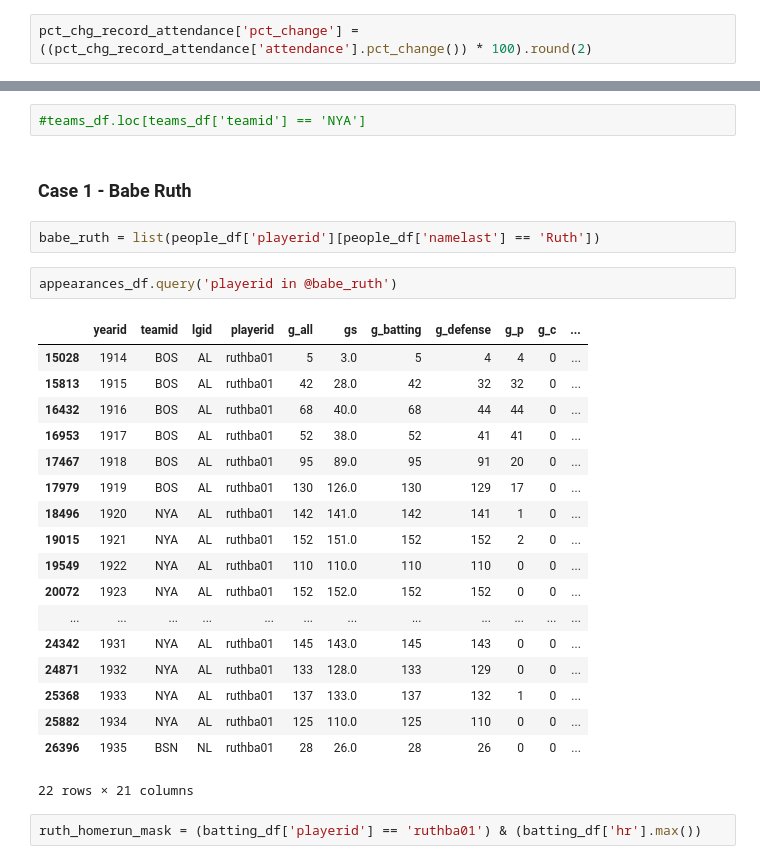
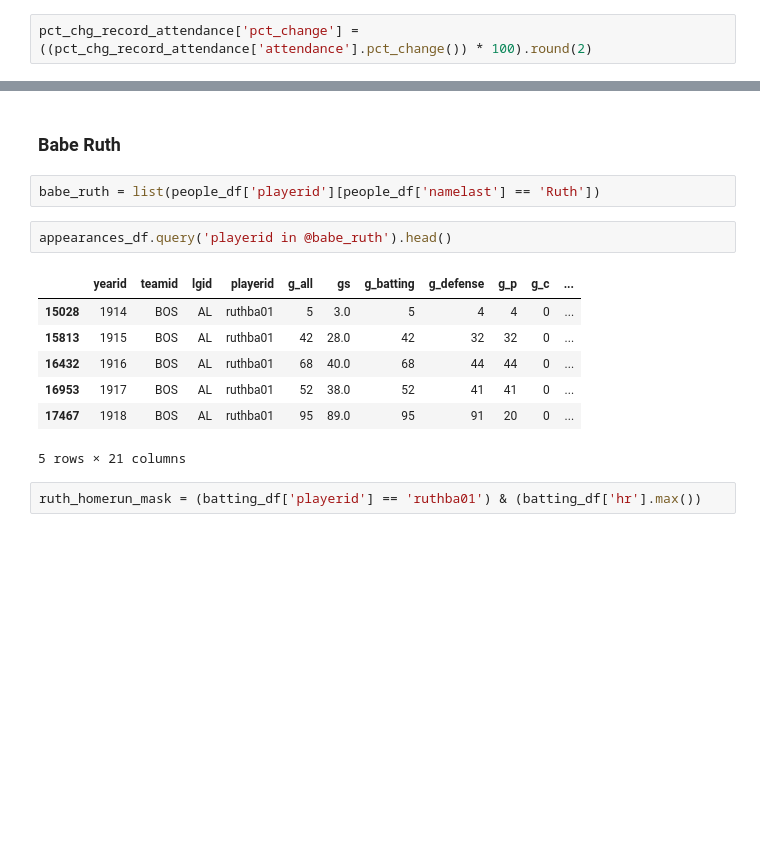
Before and after one commit to mwbarnesy/capstone, a Jupyter notebook: notebooks/lahman-mwb.ipynb, the cells around one changed output, grey strips where cells are left out. Saved outputs shown, nothing was run; the diff lists cells and outputs as text; blank space fills up the shorter version.

```diff
--- a/notebooks/lahman-mwb.ipynb
+++ b/notebooks/lahman-mwb.ipynb
@@ -234,29 +113,16 @@ pct_chg_record_attendance
-# %%
-#teams_df.loc[teams_df['teamid'] == 'NYA']
 # %% [markdown]
-### Case 1 - Babe Ruth
+### Babe Ruth
 # %%
 babe_ruth = list(people_df['playerid'][people_df['namelast'] == 'Ruth'])
 # %%
-appearances_df.query('playerid in @babe_ruth')
+appearances_df.query('playerid in @babe_ruth').head()
 # %% [output]
 |  | yearid | teamid | lgid | playerid | g_all | gs | g_batting | g_defense | g_p | g_c | ... |
 | 15028 | 1914 | BOS | AL | ruthba01 | 5 | 3.0 | 5 | 4 | 4 | 0 | ... |
 | 15813 | 1915 | BOS | AL | ruthba01 | 42 | 28.0 | 42 | 32 | 32 | 0 | ... |
 | 16432 | 1916 | BOS | AL | ruthba01 | 68 | 40.0 | 68 | 44 | 44 | 0 | ... |
 | 16953 | 1917 | BOS | AL | ruthba01 | 52 | 38.0 | 52 | 41 | 41 | 0 | ... |
 | 17467 | 1918 | BOS | AL | ruthba01 | 95 | 89.0 | 95 | 91 | 20 | 0 | ... |
-| 17979 | 1919 | BOS | AL | ruthba01 | 130 | 126.0 | 130 | 129 | 17 | 0 | ... |
-| 18496 | 1920 | NYA | AL | ruthba01 | 142 | 141.0 | 142 | 141 | 1 | 0 | ... |
-| 19015 | 1921 | NYA | AL | ruthba01 | 152 | 151.0 | 152 | 152 | 2 | 0 | ... |
-| 19549 | 1922 | NYA | AL | ruthba01 | 110 | 110.0 | 110 | 110 | 0 | 0 | ... |
-| 20072 | 1923 | NYA | AL | ruthba01 | 152 | 152.0 | 152 | 152 | 0 | 0 | ... |
-| ... | ... | ... | ... | ... | ... | ... | ... | ... | ... | ... | ... |
-| 24342 | 1931 | NYA | AL | ruthba01 | 145 | 143.0 | 145 | 143 | 0 | 0 | ... |
-| 24871 | 1932 | NYA | AL | ruthba01 | 133 | 128.0 | 133 | 129 | 0 | 0 | ... |
-| 25368 | 1933 | NYA | AL | ruthba01 | 137 | 133.0 | 137 | 132 | 1 | 0 | ... |
-| 25882 | 1934 | NYA | AL | ruthba01 | 125 | 110.0 | 125 | 110 | 0 | 0 | ... |
-| 26396 | 1935 | BSN | NL | ruthba01 | 28 | 26.0 | 28 | 26 | 0 | 0 | ... |
-22 rows × 21 columns
+5 rows × 21 columns
 # %%
 ruth_homerun_mask = (batting_df['playerid'] == 'ruthba01') & (batting_df['hr'].max())
```
Also changed, not shown: parts of 21 cells of this notebook.
